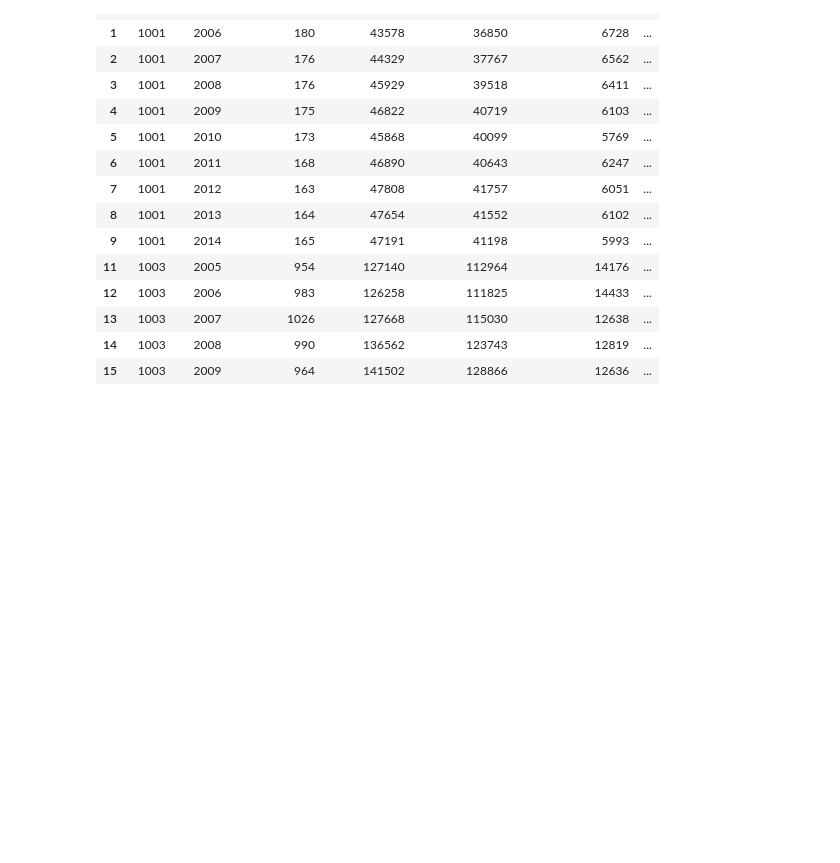
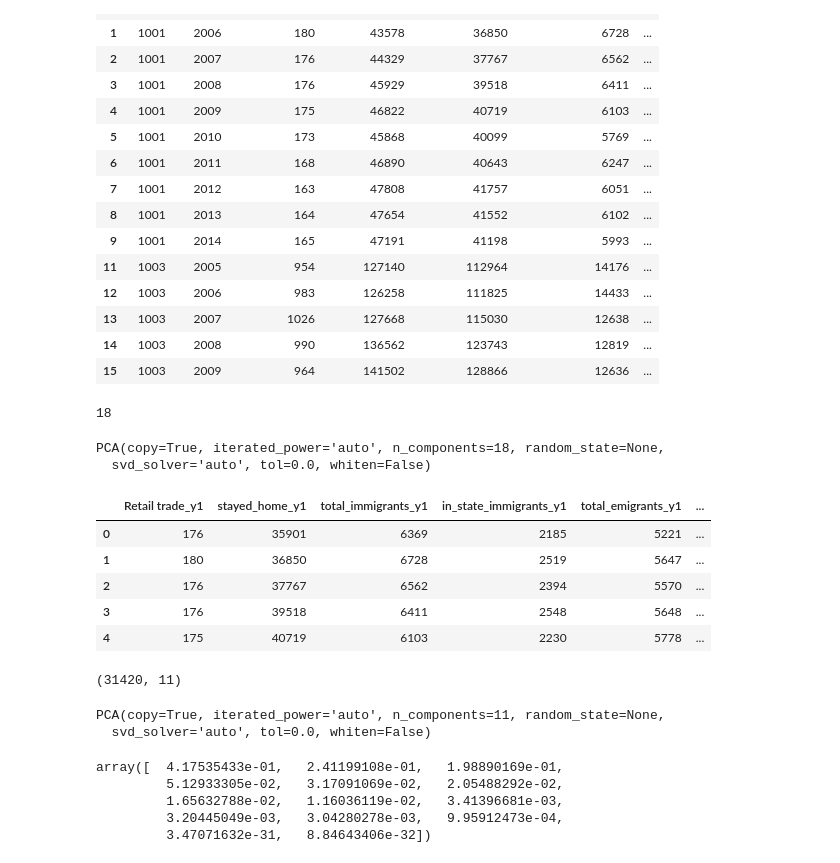
Before and after one commit to raymondgh/springboard-data-science, a Jupyter notebook: Capstone 1/Modeling.ipynb, the cells around one changed output. Saved outputs shown, nothing was run; the diff lists cells and outputs as text; code cells hidden in the pictures; blank space fills up the shorter version.

```diff
--- a/Capstone 1/Modeling.ipynb
+++ b/Capstone 1/Modeling.ipynb
@@ -119,0 +122,38 @@ samples.head(15)
+# %%
+len(samples.columns)
+# %% [output]
+18
+# %%
+pca = PCA(n_components=18)
+pca.fit(samples)
+# %% [output]
+PCA(copy=True, iterated_power='auto', n_components=18, random_state=None,
+  svd_solver='auto', tol=0.0, whiten=False)
+# %%
+samples2 = samples.drop(["geo_id","year_y1", "year_y2", "growth", "population_y1", "population_y2", "Retail trade_y2"], axis=1)
+samples2.head()
+# %% [output]
+|  | Retail trade_y1 | stayed_home_y1 | total_immigrants_y1 | in_state_immigrants_y1 | total_emigrants_y1 | ... |
+| 0 | 176 | 35901 | 6369 | 2185 | 5221 | ... |
+| 1 | 180 | 36850 | 6728 | 2519 | 5647 | ... |
+| 2 | 176 | 37767 | 6562 | 2394 | 5570 | ... |
+| 3 | 176 | 39518 | 6411 | 2548 | 5648 | ... |
+| 4 | 175 | 40719 | 6103 | 2230 | 5778 | ... |
+# %%
+samples2.shape
+# %% [output]
+(31420, 11)
+# %%
+pca = PCA(n_components=11)
+pca.fit(samples2)
+# %% [output]
+PCA(copy=True, iterated_power='auto', n_components=11, random_state=None,
+  svd_solver='auto', tol=0.0, whiten=False)
+# %%
+pca.explained_variance_ratio_
+# %% [output]
+array([  4.17535433e-01,   2.41199108e-01,   1.98890169e-01,
+         5.12933305e-02,   3.17091069e-02,   2.05488292e-02,
+         1.65632788e-02,   1.16036119e-02,   3.41396681e-03,
+         3.20445049e-03,   3.04280278e-03,   9.95912473e-04,
+         3.47071632e-31,   8.84643406e-32])
```
Also changed, not shown: parts of 8 cells of this notebook.
